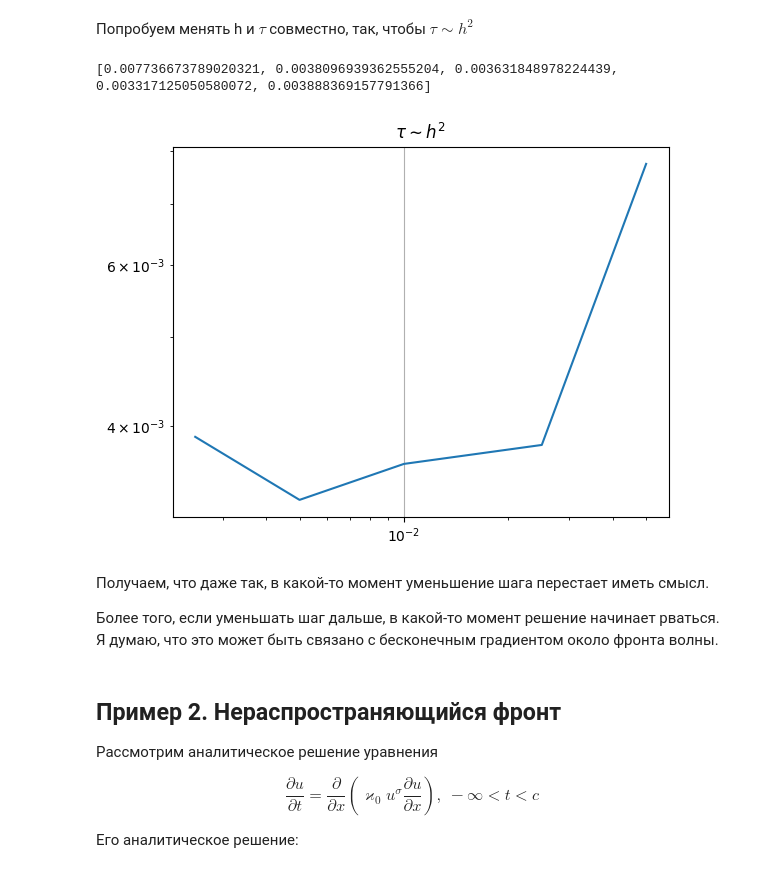
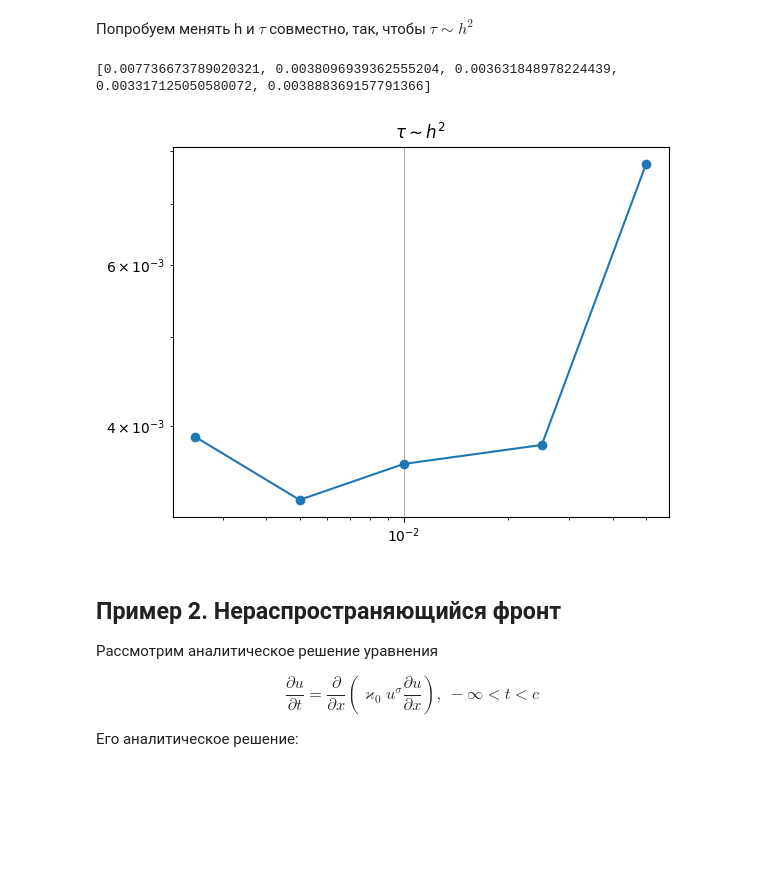
Before and after one commit to Xopppek/heat_equation, a Jupyter notebook: heat_equation.ipynb, the cells around one changed output. Drawn from its saved outputs; the diff is of its cells as text; code cells hidden in the pictures; blank space fills up the shorter version.

```diff
--- a/heat_equation.ipynb
+++ b/heat_equation.ipynb
@@ -213,23 +213,19 @@ plt.show()
 # %%
 h_steps = np.array([0.05, 0.025, 0.01, 0.005, 0.0025])
 err = []
 
 for h_i in h_steps:
     x_i = np.linspace(0, 1, int(1 / h_i)+1)
     err.append(np.max(np.abs(u(x_i, 0.2) - solve_one_dim(u(x_i, t_0), h_i, 0.5 * h_i**2, 0.2 - t_0, K, mu_l, mu_r))))
 
 print(err)
-plt.loglog(h_steps, err)
+plt.loglog(h_steps, err, marker='o')
 plt.title("$\\tau \\sim h^2$")
 plt.grid(True)
 plt.show()
 # %% [output]
 [0.007736673789020321, 0.0038096939362555204, 0.003631848978224439, 0.003317125050580072, 0.003888369157791366]
-[figure, old version]
+[figure, new version]
-# %% [markdown]
-Получаем, что даже так, в какой-то момент уменьшение шага перестает иметь смысл.
-
-Более того, если уменьшать шаг дальше, в какой-то момент решение начинает рваться. Я думаю, что это может быть связано с бесконечным градиентом около фронта волны.
 # %% [markdown]
 ## Пример 2. Нераспространяющийся фронт
 
```
Also changed, not shown: parts of 13 cells of this notebook.
